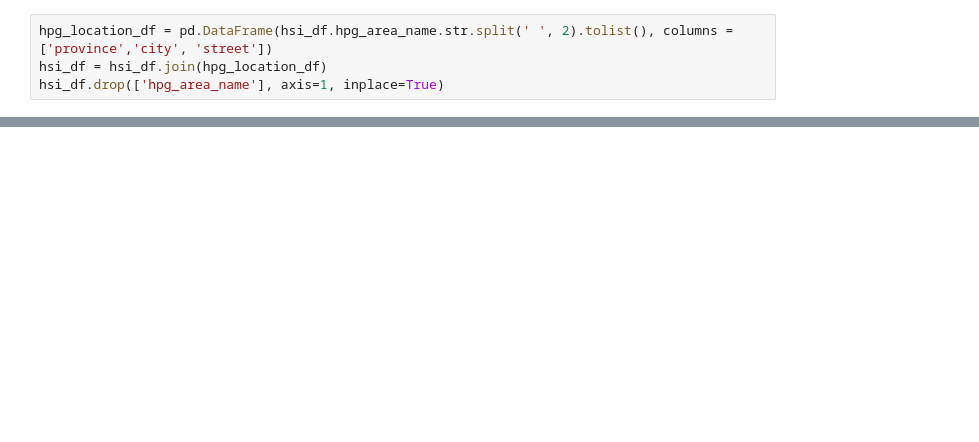
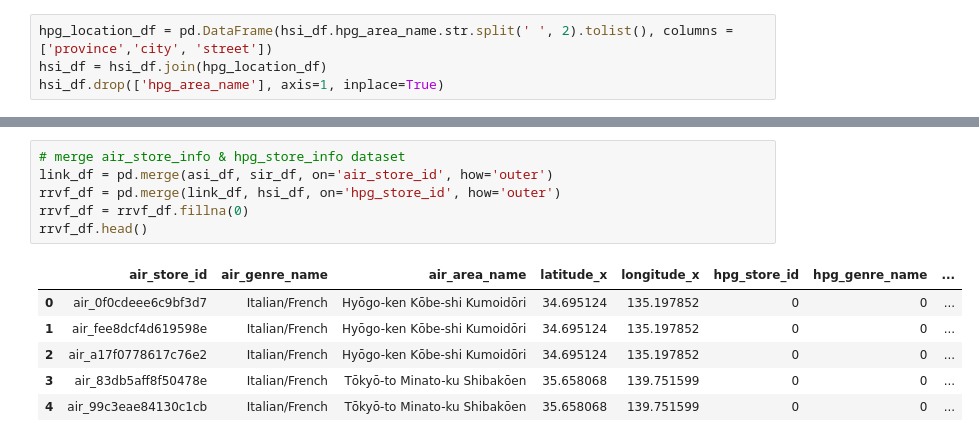
Before and after one commit to bluebread/RRVF-Kaggle, a Jupyter notebook: feature_explore.ipynb, the cells around one changed output, grey strips where cells are left out. Cells and saved outputs as stored; diff of their text form; blank space fills up the shorter version.

Commit message:
merge air_store_info & hpg_store_info dataset

```diff
--- a/feature_explore.ipynb
+++ b/feature_explore.ipynb
@@ -65,0 +59,13 @@ location_total: 289
+# %%
+# merge air_store_info & hpg_store_info dataset
+link_df = pd.merge(asi_df, sir_df, on='air_store_id', how='outer')
+rrvf_df = pd.merge(link_df, hsi_df, on='hpg_store_id', how='outer')
+rrvf_df = rrvf_df.fillna(0)
+rrvf_df.head()
+# %% [output]
+|  | air_store_id | air_genre_name | air_area_name | latitude_x | longitude_x | hpg_store_id | hpg_genre_name | ... |
+| 0 | air_0f0cdeee6c9bf3d7 | Italian/French | Hyōgo-ken Kōbe-shi Kumoidōri | 34.695124 | 135.197852 | 0 | 0 | ... |
+| 1 | air_fee8dcf4d619598e | Italian/French | Hyōgo-ken Kōbe-shi Kumoidōri | 34.695124 | 135.197852 | 0 | 0 | ... |
+| 2 | air_a17f0778617c76e2 | Italian/French | Hyōgo-ken Kōbe-shi Kumoidōri | 34.695124 | 135.197852 | 0 | 0 | ... |
+| 3 | air_83db5aff8f50478e | Italian/French | Tōkyō-to Minato-ku Shibakōen | 35.658068 | 139.751599 | 0 | 0 | ... |
+| 4 | air_99c3eae84130c1cb | Italian/French | Tōkyō-to Minato-ku Shibakōen | 35.658068 | 139.751599 | 0 | 0 | ... |
```
Also changed, not shown: parts of 6 cells of this notebook, 1 other file.
